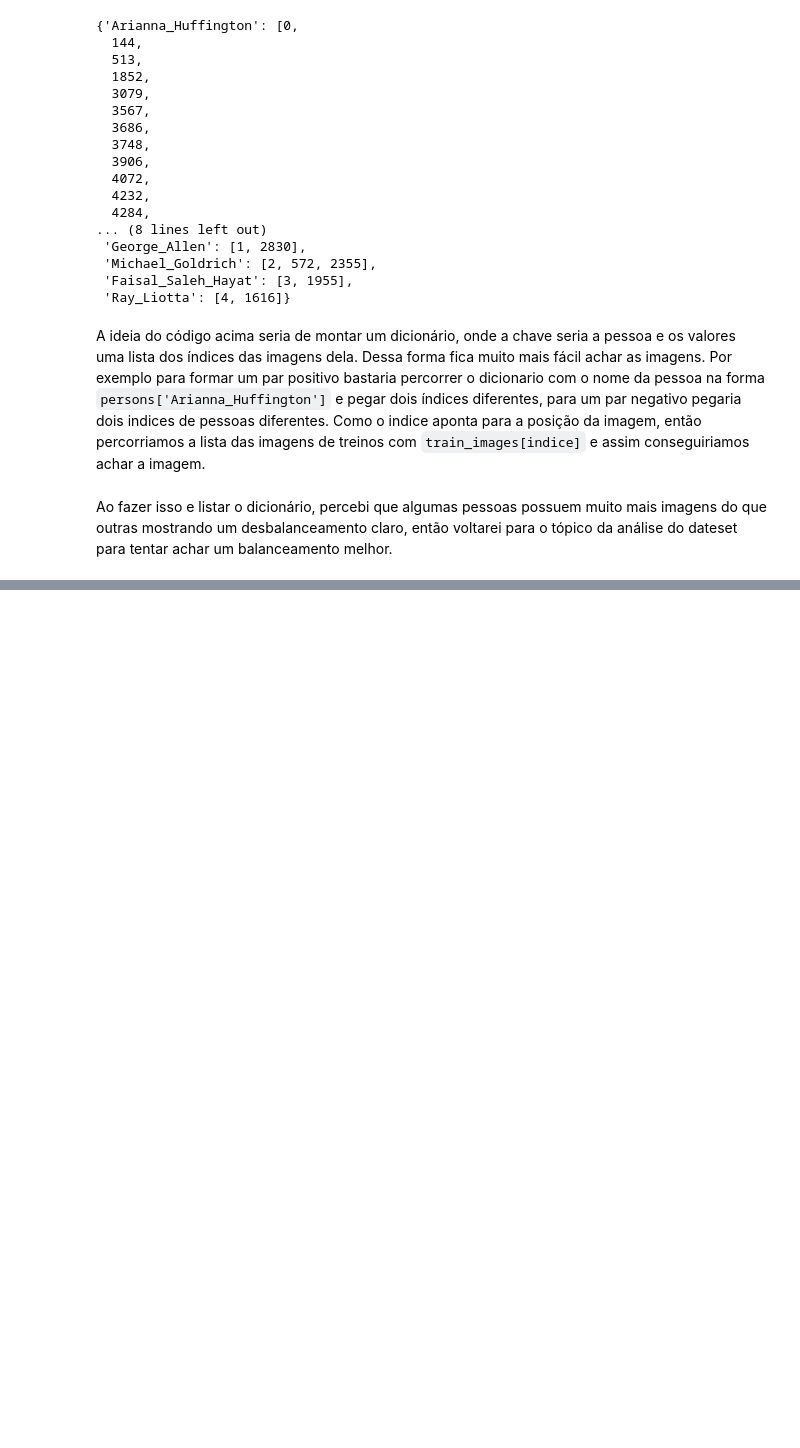
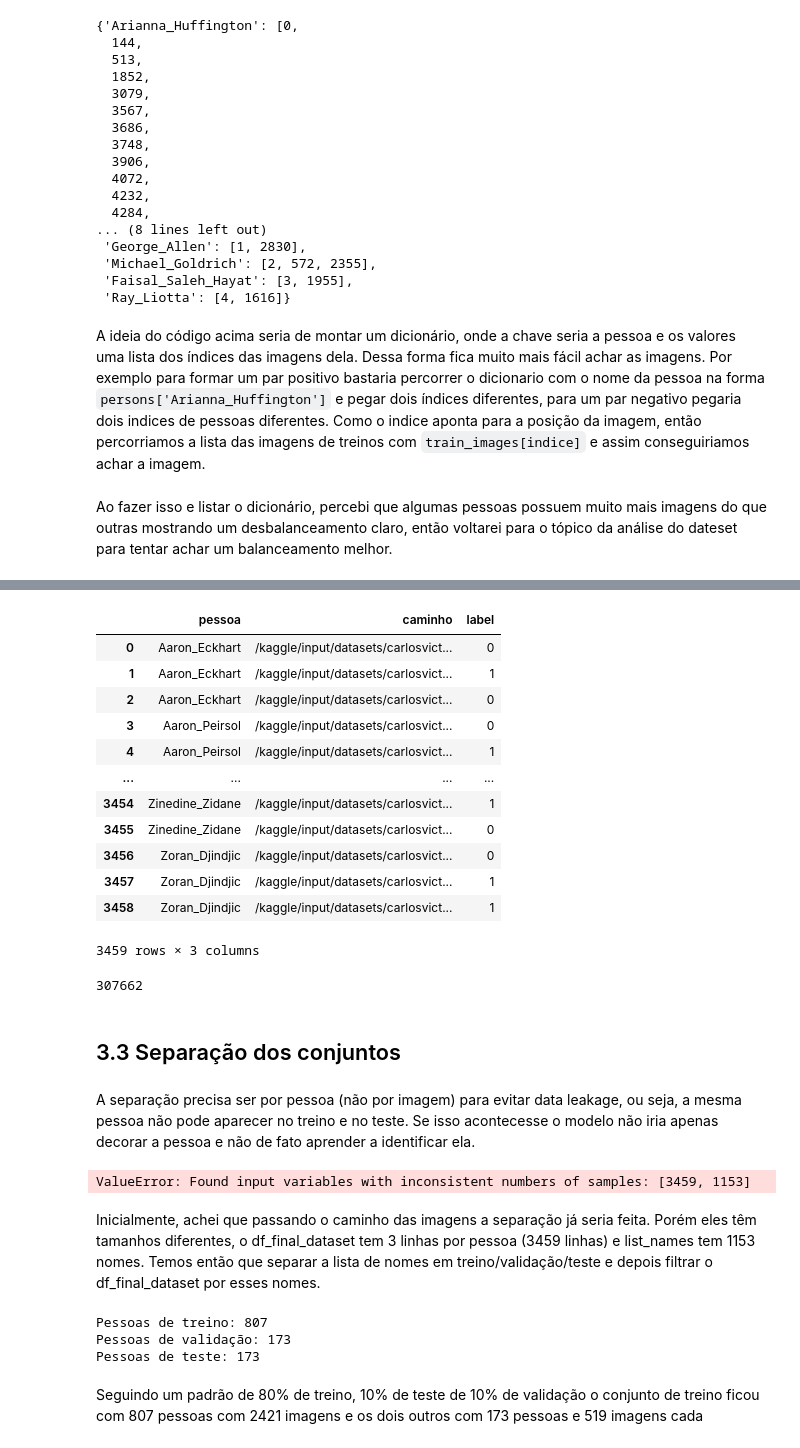
Before and after one commit to Carlos-Vic/face-recognition, a Jupyter notebook: notebook/carlos-oliveira-solution.ipynb, the cells around one changed output, grey strips where cells are left out. Saved outputs shown, nothing was run; the diff lists cells and outputs as text; code cells hidden in the pictures; blank space fills up the shorter version.

Commit message:
treinamento do modelo

```diff
--- a/notebook/carlos-oliveira-solution.ipynb
+++ b/notebook/carlos-oliveira-solution.ipynb
@@ -632,0 +737,38 @@ Ao fazer isso e listar o dicionário, percebi que algumas pessoas possuem muito
+# %%
+import pandas as pd
+
+temp_list = []
+
+for name in list_names:
+    masked_img = masked[masked['pessoa'] == name].sample()
+    unmasked_img = unmasked[unmasked['pessoa'] == name].sample()
+    third_img = df_valid_dataset[(df_valid_dataset['pessoa'] == name) & (~df_valid_dataset.index.isin([masked_img.index, unmasked_img.index]))].sample()
+    temp_list.append(pd.concat([masked_img, unmasked_img, third_img]))
+
+
+df_final_dataset = pd.concat(temp_list).reset_index(drop=True)
+df_final_dataset
+# %% [output]
+|  | pessoa | caminho | label |
+| 0 | Aaron_Eckhart | /kaggle/input/datasets/carlosvict... | 0 |
+| 1 | Aaron_Eckhart | /kaggle/input/datasets/carlosvict... | 1 |
+| 2 | Aaron_Eckhart | /kaggle/input/datasets/carlosvict... | 0 |
+| 3 | Aaron_Peirsol | /kaggle/input/datasets/carlosvict... | 0 |
+| 4 | Aaron_Peirsol | /kaggle/input/datasets/carlosvict... | 1 |
+| ... | ... | ... | ... |
+| 3454 | Zinedine_Zidane | /kaggle/input/datasets/carlosvict... | 1 |
+| 3455 | Zinedine_Zidane | /kaggle/input/datasets/carlosvict... | 0 |
+| 3456 | Zoran_Djindjic | /kaggle/input/datasets/carlosvict... | 0 |
+| 3457 | Zoran_Djindjic | /kaggle/input/datasets/carlosvict... | 1 |
+| 3458 | Zoran_Djindjic | /kaggle/input/datasets/carlosvict... | 1 |
+3459 rows × 3 columns
+# %%
+import pickle
+import os
+
+with open('df_final_dataset.pkl', 'wb') as f:
+    pickle.dump(df_final_dataset, f)
+
+os.path.getsize('df_final_dataset.pkl')
+# %% [output]
+307662
@@ -632,0 +781,36 @@ Ao fazer isso e listar o dicionário, percebi que algumas pessoas possuem muito
+# %% [markdown]
+## 3.3 Separação dos conjuntos
+# %% [markdown]
+A separação precisa ser por pessoa (não por imagem) para evitar data leakage, ou seja, a mesma pessoa não pode aparecer no treino e no teste. Se isso acontecesse o modelo não iria apenas decorar a pessoa e não de fato aprender a identificar ela.
+# %%
+from sklearn.model_selection import train_test_split
+
+train_images, temp_images, train_identities, temp_identities = train_test_split(df_final_dataset['caminho'].tolist(), list_names, test_size=0.3, random_state=42)
+
+val_images, test_images, val_identities, test_identities = train_test_split(temp_images, temp_identities, test_size=0.5, random_state=42)
+
+print(f'Imagens de treino: {len(train_images)}')
+print(f'Identidades de treino: {len(train_identities)}')
+print(f'Imagens de validação: {len(val_images)}')
+print(f'Identidades de validação: {len(val_identities)}')
+print(f'Imagens de teste: {len(test_images)}')
+print(f'Identidades de teste: {len(test_identities)}')
+# %% [output]
+ValueError: Found input variables with inconsistent numbers of samples: [3459, 1153]
+# %% [markdown]
+Inicialmente, achei que passando o caminho das imagens a separação já seria feita. Porém eles têm tamanhos diferentes, o df_final_dataset tem 3 linhas por pessoa (3459 linhas) e list_names tem 1153 nomes. Temos então que separar a lista de nomes em treino/validação/teste e depois filtrar o df_final_dataset por esses nomes.
+# %%
+from sklearn.model_selection import train_test_split
+
+train_names, temp_names = train_test_split(list_names, test_size=0.3, random_state=42)
+val_names, test_names = train_test_split(temp_names, test_size=0.5, random_state=42)
+
+print(f'Pessoas de treino: {len(train_names)}')
+print(f'Pessoas de validação: {len(val_names)}')
+print(f'Pessoas de teste: {len(test_names)}')
+# %% [output]
+Pessoas de treino: 807
+Pessoas de validação: 173
+Pessoas de teste: 173
+# %% [markdown]
+Seguindo um padrão de 80% de treino, 10% de teste de 10% de validação o conjunto de treino ficou com 807 pessoas com 2421 imagens e os dois outros com 173 pessoas e 519 imagens cada
```
Also changed, not shown: parts of 87 cells of this notebook.
